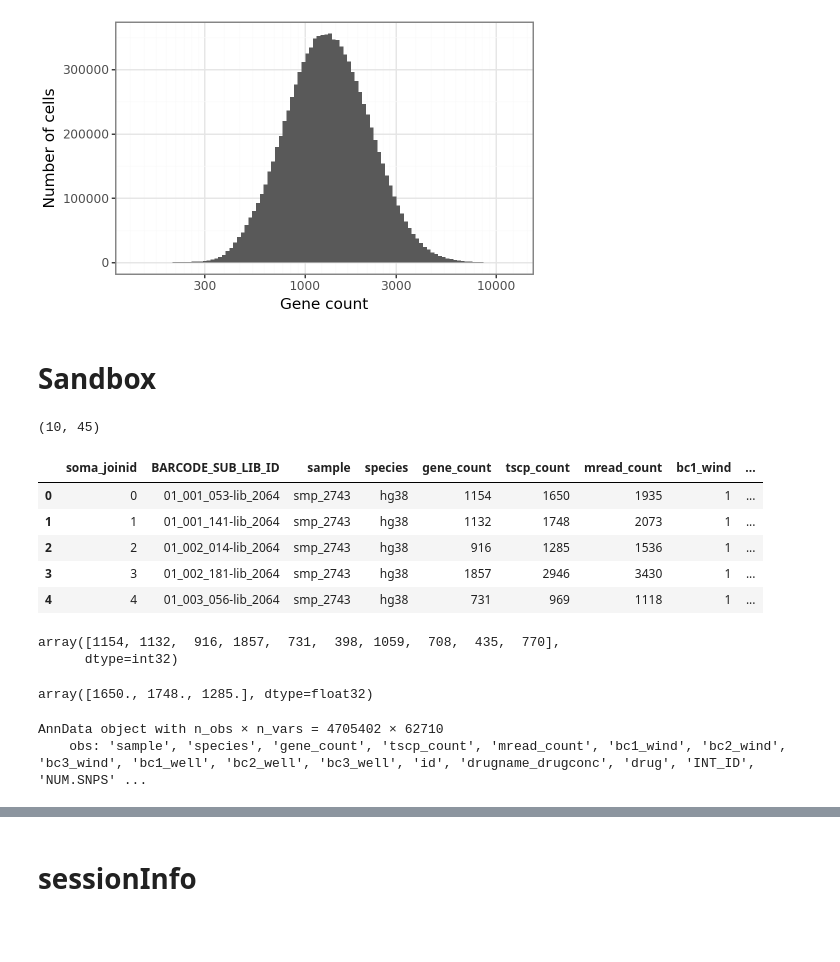
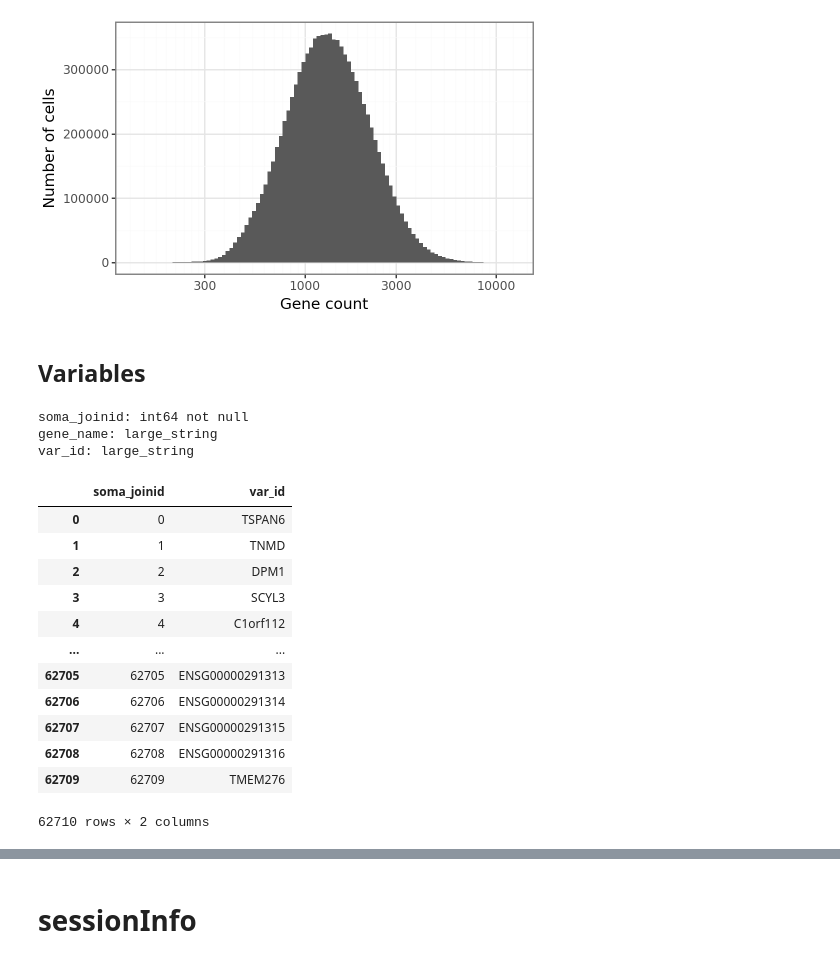
Before and after one commit to bioinfo-tsukuba/scRecounter, a Jupyter notebook: notebooks/tiledb/tahoe-100.ipynb, the cells around one changed output, grey strips where cells are left out. Drawn from its saved outputs; the diff is of its cells as text; code cells hidden in the pictures; blank space fills up the shorter version.

```diff
--- a/notebooks/tiledb/tahoe-100.ipynb
+++ b/notebooks/tiledb/tahoe-100.ipynb
@@ -414,51 +414,36 @@ p
 # %% [output]
 [figure]
 # %% [markdown]
-# Sandbox
+## Variables
 # %%
-# with tiledbsoma.Experiment.open(db_uri) as exp:
-#     print(exp.ms["RNA"].var)
+# get colnames
+with tiledbsoma.open(db_uri) as exp:
+    print(exp.ms["RNA"].var.schema)
+# %% [output]
+soma_joinid: int64 not null
+gene_name: large_string
+var_id: large_string
 # %%
-# view all metadata
+# read in the var level data
 with tiledbsoma.Experiment.open(db_uri) as exp:
     df = (
-        exp.obs.read()
+        exp.ms["RNA"]
+        .var.read(column_names=["soma_joinid", "var_id"])
         .concat()
-        .slice(0,10)
         .to_pandas()
     )
-pd.set_option('display.max_columns', 100)
-print(df.shape)
-df.head()
+df
 # %% [output]
+|  | soma_joinid | var_id |
+| 0 | 0 | TSPAN6 |
+| 1 | 1 | TNMD |
+| 2 | 2 | DPM1 |
+| 3 | 3 | SCYL3 |
+| 4 | 4 | C1orf112 |
+| ... | ... | ... |
+| 62705 | 62705 | ENSG00000291313 |
+| 62706 | 62706 | ENSG00000291314 |
+| 62707 | 62707 | ENSG00000291315 |
+| 62708 | 62708 | ENSG00000291316 |
+| 62709 | 62709 | TMEM276 |
-(10, 45)
+62710 rows × 2 columns
-|  | soma_joinid | BARCODE_SUB_LIB_ID | sample | species | gene_count | tscp_count | mread_count | bc1_wind | ... |
-| 0 | 0 | 01_001_053-lib_2064 | smp_2743 | hg38 | 1154 | 1650 | 1935 | 1 | ... |
-| 1 | 1 | 01_001_141-lib_2064 | smp_2743 | hg38 | 1132 | 1748 | 2073 | 1 | ... |
-| 2 | 2 | 01_002_014-lib_2064 | smp_2743 | hg38 | 916 | 1285 | 1536 | 1 | ... |
-| 3 | 3 | 01_002_181-lib_2064 | smp_2743 | hg38 | 1857 | 2946 | 3430 | 1 | ... |
-| 4 | 4 | 01_003_056-lib_2064 | smp_2743 | hg38 | 731 | 969 | 1118 | 1 | ... |
-# %%
-# genes per obs function
-def get_genes_per_obs(db_uri, start, end):
-    with tiledbsoma.Experiment.open(db_uri) as exp:
-        data = (
-            exp.ms["RNA"].X["data"]
-            .read((slice(start, end),)).coos().concat()
-        )
-    return np.diff(data.to_scipy().tocsr().indptr)[start:end]
-
-get_genes_per_obs(db_uri, 0, 10)
-# %% [output]
-array([1154, 1132,  916, 1857,  731,  398, 1059,  708,  435,  770],
-      dtype=int32)
-# %%
-def get_umi_counts_per_obs(db_uri, start, end):
-    with tiledbsoma.Experiment.open(db_uri) as exp:
-        data = exp.ms["RNA"].X["data"].read((slice(start, end),)).coos().concat()
-    sp = data.to_scipy().tocsr()
-    return sp.sum(axis=1).A1[start:end]
-
-get_umi_counts_per_obs(db_uri, 0, 3)
-# %% [output]
-array([1650., 1748., 1285.], dtype=float32)
@@ -474,7 +449,0 @@ import scanpy as sc
-# %%
-infile = "/processed_datasets/scRecount/tahoe/plate3_filtered.h5ad.gz"
-adata = sc.read_h5ad(infile)
-adata
-# %% [output]
-AnnData object with n_obs × n_vars = 4705402 × 62710
-    obs: 'sample', 'species', 'gene_count', 'tscp_count', 'mread_count', 'bc1_wind', 'bc2_wind', 'bc3_wind', 'bc1_well', 'bc2_well', 'bc3_well', 'id', 'drugname_drugconc', 'drug', 'INT_ID', 'NUM.SNPS' ...
```
Also changed, not shown: parts of 10 cells of this notebook, 3 other files.
